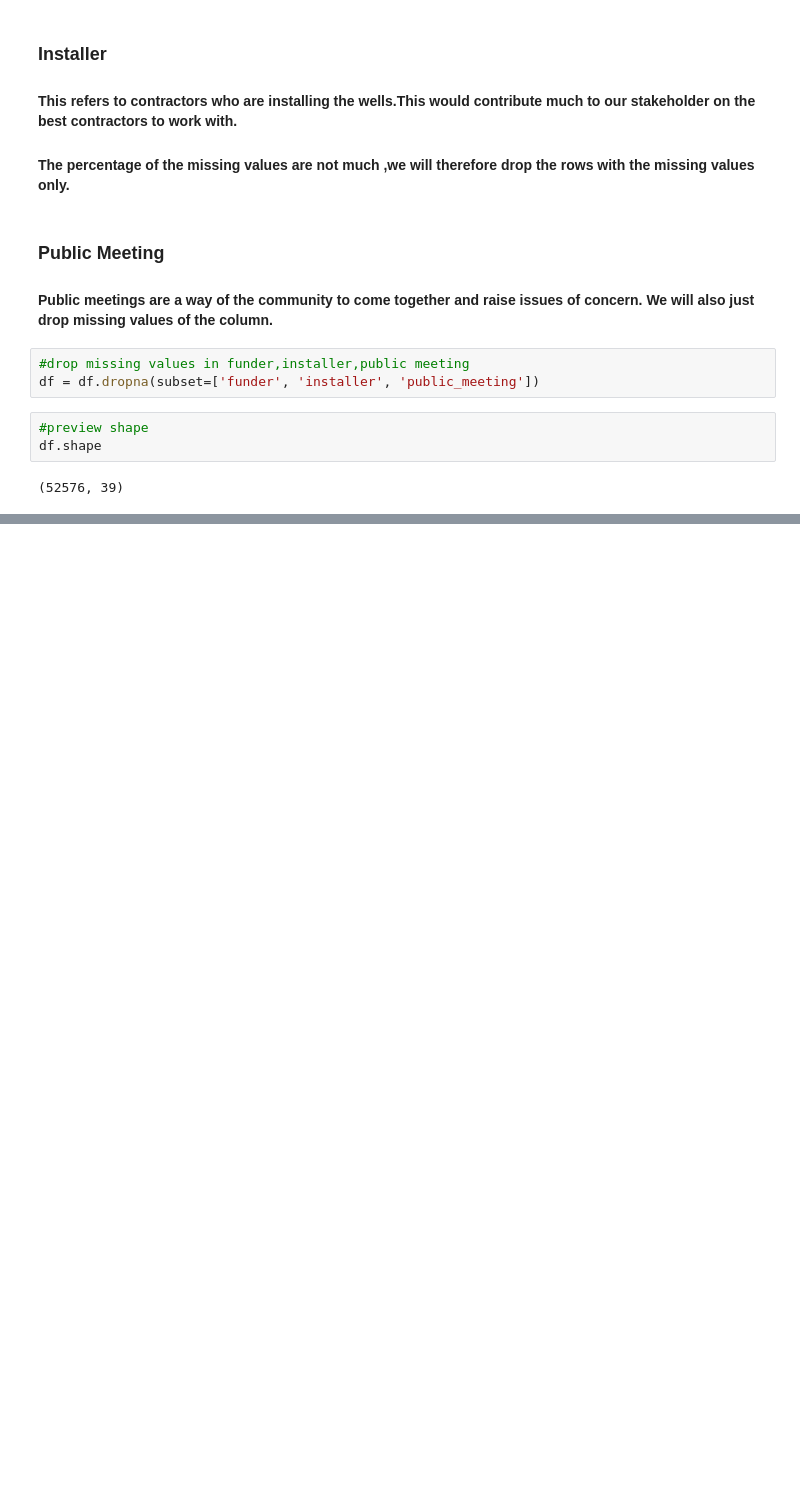
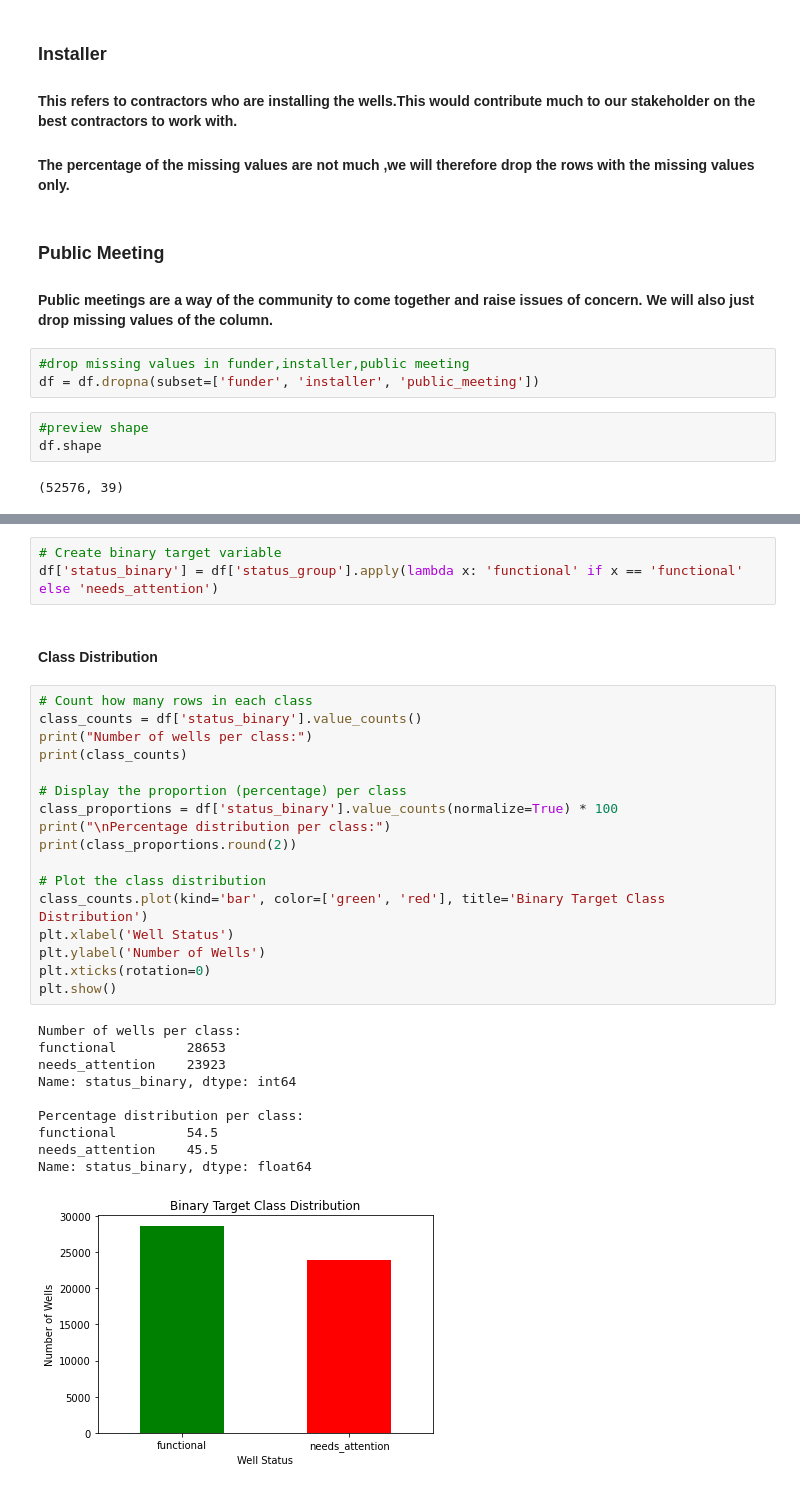
Before and after one commit to CharityPM/tanzanian-water-wells-prediction, a Jupyter notebook: waterwellsprediction.ipynb, the cells around one changed output, grey strips where cells are left out. Drawn from its saved outputs; the diff is of its cells as text; blank space fills up the shorter version.

Commit message:
Analyze class balance,categorical distribution,outliers and skewed numerics

```diff
--- a/waterwellsprediction.ipynb
+++ b/waterwellsprediction.ipynb
@@ -217,0 +223,33 @@ df.shape
+# %%
+# Create binary target variable
+df['status_binary'] = df['status_group'].apply(lambda x: 'functional' if x == 'functional' else 'needs_attention')
+# %% [markdown]
+#### Class Distribution
+# %%
+# Count how many rows in each class
+class_counts = df['status_binary'].value_counts()
+print("Number of wells per class:")
+print(class_counts)
+
+# Display the proportion (percentage) per class
+class_proportions = df['status_binary'].value_counts(normalize=True) * 100
+print("\nPercentage distribution per class:")
+print(class_proportions.round(2))
+
+# Plot the class distribution
+class_counts.plot(kind='bar', color=['green', 'red'], title='Binary Target Class Distribution')
+plt.xlabel('Well Status')
+plt.ylabel('Number of Wells')
+plt.xticks(rotation=0)
+plt.show()
+# %% [output]
+Number of wells per class:
+functional         28653
+needs_attention    23923
+Name: status_binary, dtype: int64
+
+Percentage distribution per class:
+functional         54.5
+needs_attention    45.5
+Name: status_binary, dtype: float64
+[figure, added]
```
Also changed, not shown: parts of 17 cells of this notebook.
